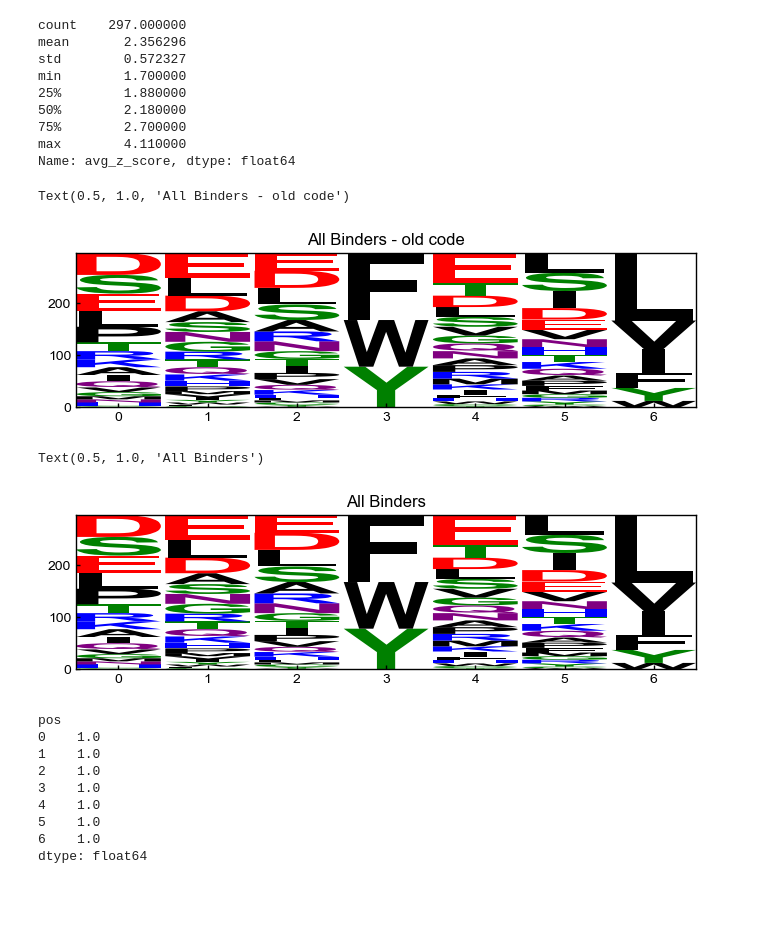
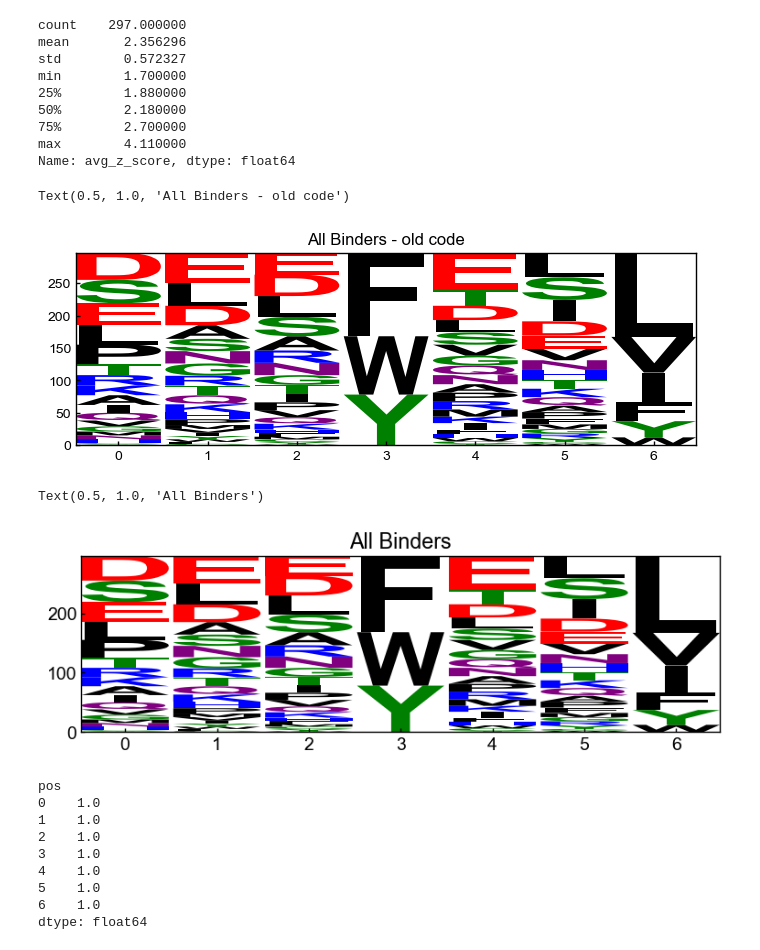
Before and after one commit to jacksonh1/lir_screen_pssm, a Jupyter notebook: notebooks/04-2025-05-20-DE-counts_matrices.ipynb, the cells around one changed output. Drawn from its saved outputs; the diff is of its cells as text; code cells hidden in the pictures; blank space fills up the shorter version.

```diff
--- a/notebooks/04-2025-05-20-DE-counts_matrices.ipynb
+++ b/notebooks/04-2025-05-20-DE-counts_matrices.ipynb
@@ -96,21 +96,22 @@ screen_binders_all = binders_df['first_7_residues'].tolist()
 assert all([len(b) == 7 for b in screen_binders_all]), "All binders should be 7 residues long"
 # %%
 # double check that this produces the same results as my old code
-fig, ax = plt.subplots(figsize=(8, 2))
+fig, ax = plt.subplots(figsize=(8, 2.5))
 mat_old = pssms.alignment_2_counts(screen_binders_all)
 pssms.plot_logo(mat_old, ax=ax)
 ax.set_title('All Binders - old code')
 # %% [output]
 Text(0.5, 1.0, 'All Binders - old code')
-[figure, old version]
+[figure, new version]
 # %%
-fig, ax = plt.subplots(figsize=(8, 2))
+plt.rcParams.update({"font.size": 14})
 mat = pssms.seqlist_2_counts_matrix(screen_binders_all)
+fig, ax = plt.subplots(figsize=(9, 2.5))
 pssms.plot_logo(mat, ax=ax)
 ax.set_title('All Binders')
 # %% [output]
 Text(0.5, 1.0, 'All Binders')
-[figure, old version]
+[figure, new version]
 # %%
 assert (mat - mat_old).sum().sum() == 0  # should be 0
 # %%
```
Also changed, not shown: 13 other files.
